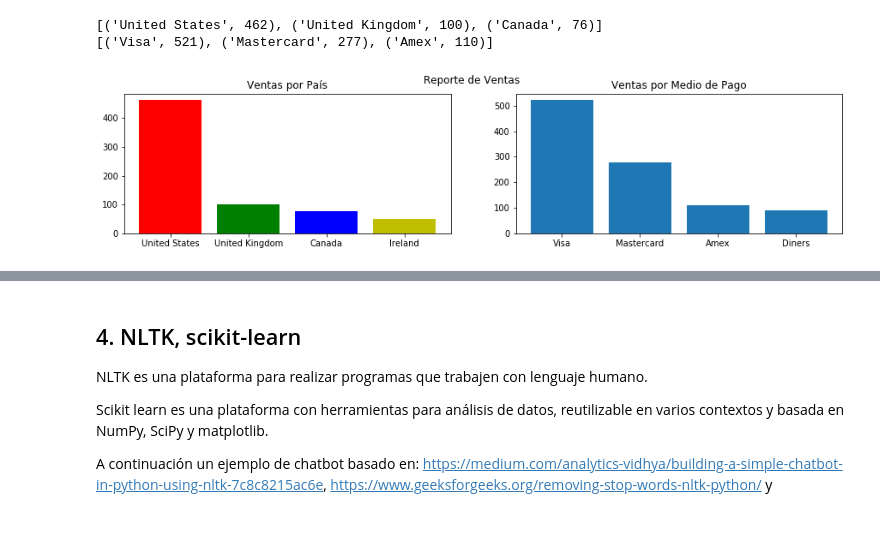
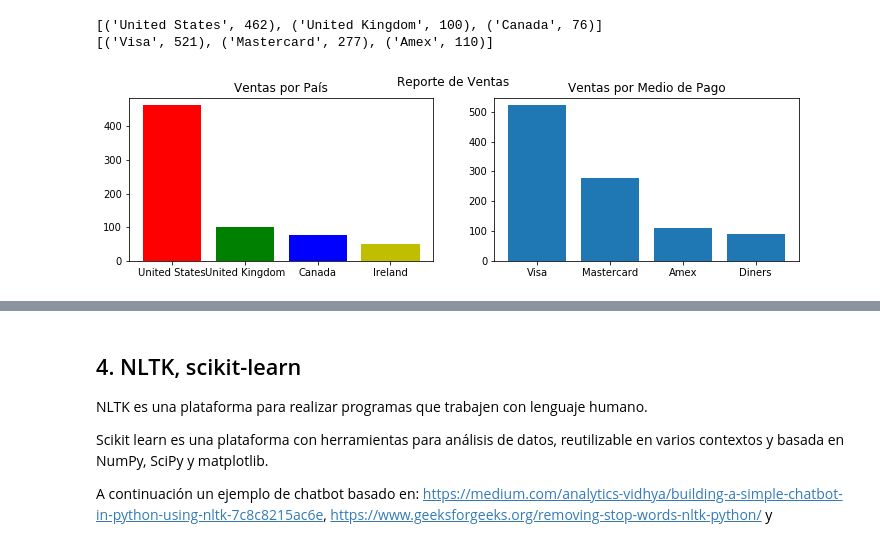
Before and after one commit to arleserp/cursopython, a Jupyter notebook: 15.Algunas librerías de utilidad en Python.ipynb, the cells around one changed output, grey strips where cells are left out. Cells and saved outputs as stored; diff of their text form; code cells hidden in the pictures.

```diff
--- a/15.Algunas librerías de utilidad en Python.ipynb
+++ b/15.Algunas librerías de utilidad en Python.ipynb
@@ -424,23 +392,26 @@ print(cv.most_common(3))
 [('United States', 462), ('United Kingdom', 100), ('Canada', 76)]
 [('Visa', 521), ('Mastercard', 277), ('Amex', 110)]
 # %%
+import numpy as np
+import matplotlib.pyplot as plt
+
 paises = [elem[0] for elem in cp.most_common(4)]
 ventas = [elem[1] for elem in cp.most_common(4)]
 
 mpago = [elem[0] for elem in cv.most_common(4)]
 cantidad = [elem[1] for elem in cv.most_common(4)]
 
-plt.figure(figsize=(15, 3))
+plt.figure(figsize=(12, 3))
 
 plt.subplot(121)
 plt.bar(paises, ventas, color=['r', 'g', 'b', 'y'])
 plt.title('Ventas por País')
 
 plt.subplot(122)
 plt.bar(mpago, cantidad)
 plt.title('Ventas por Medio de Pago')
 
 plt.suptitle('Reporte de Ventas')
 plt.show()
 # %% [output]
-[figure, old version]
+[figure, new version]
```
Also changed, not shown: parts of 8 cells of this notebook, 2 other files.
